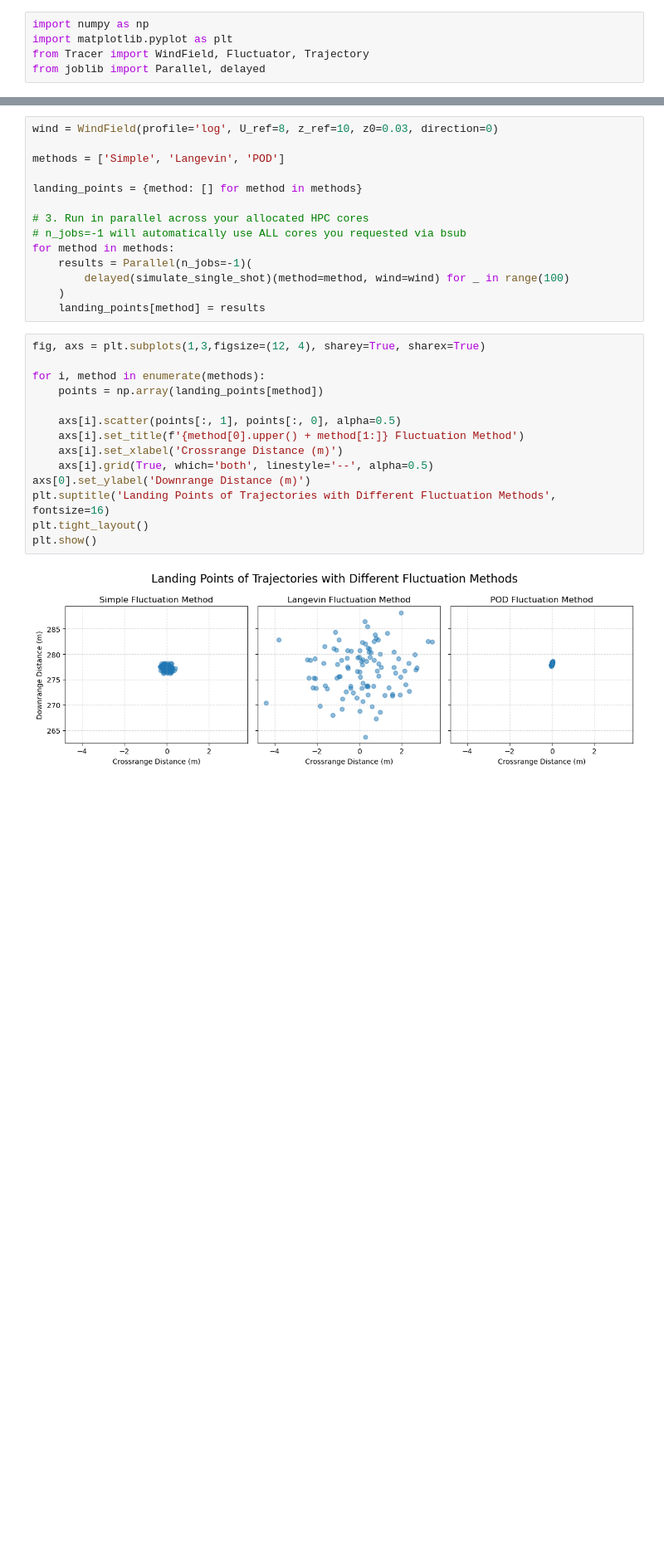
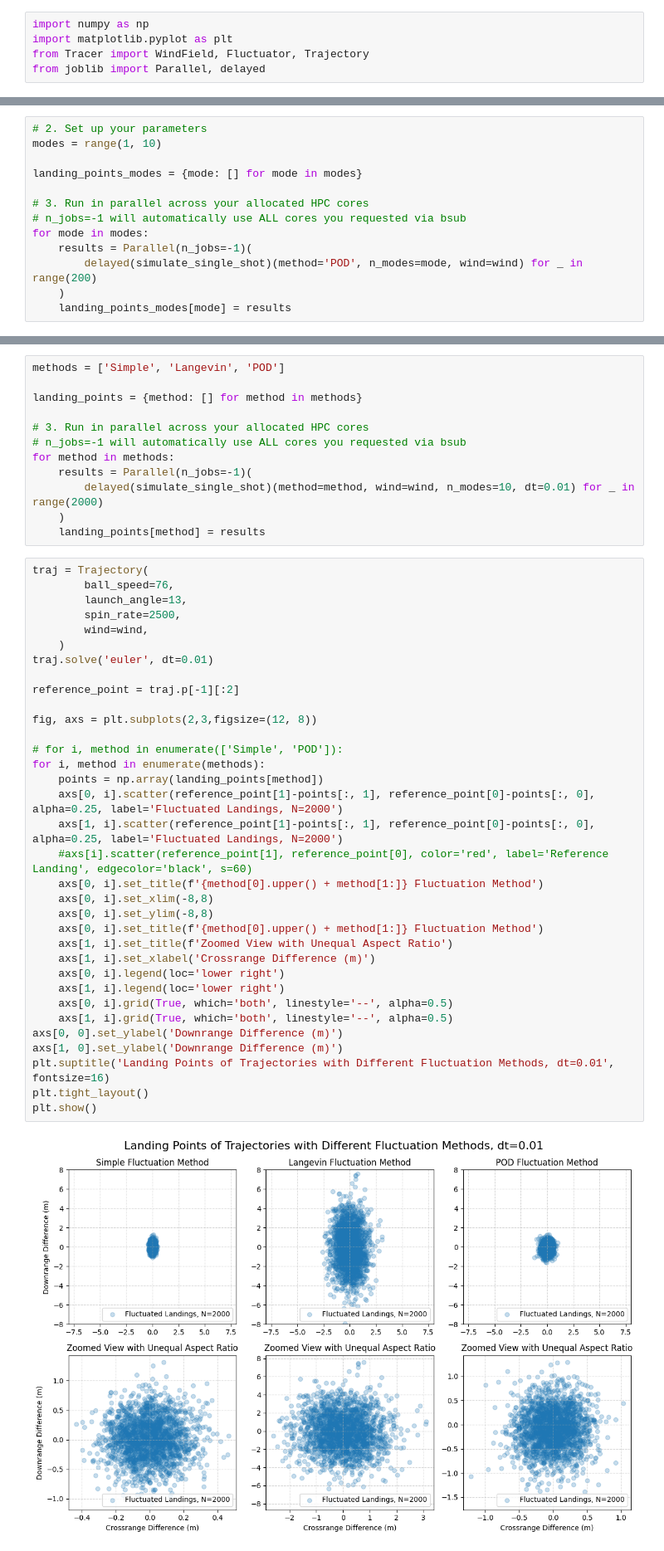
Before and after one commit to JacobManniche/Bachelor_legeplads, a Jupyter notebook: demos/fluctuation.ipynb, the cells around one changed output, grey strips where cells are left out. Shown at 83% size. Saved outputs shown, nothing was run; the diff lists cells and outputs as text; blank space fills up the shorter version.

```diff
--- a/demos/fluctuation.ipynb
+++ b/demos/fluctuation.ipynb
@@ -123,0 +264,13 @@ def simulate_single_shot(method, wind, **kwargs):
+# %%
+# 2. Set up your parameters
+modes = range(1, 10)
+
+landing_points_modes = {mode: [] for mode in modes}
+
+# 3. Run in parallel across your allocated HPC cores
+# n_jobs=-1 will automatically use ALL cores you requested via bsub
+for mode in modes:
+    results = Parallel(n_jobs=-1)(
+        delayed(simulate_single_shot)(method='POD', n_modes=mode, wind=wind) for _ in range(200)
+    )
+    landing_points_modes[mode] = results
@@ -126,6 +295,4 @@ def simulate_single_shot(method, wind, **kwargs):
 # %%
-wind = WindField(profile='log', U_ref=8, z_ref=10, z0=0.03, direction=0)
-
 methods = ['Simple', 'Langevin', 'POD']
 
 landing_points = {method: [] for method in methods}
@@ -134,22 +301,42 @@ landing_points = {method: [] for method in methods}
 # n_jobs=-1 will automatically use ALL cores you requested via bsub
 for method in methods:
     results = Parallel(n_jobs=-1)(
-        delayed(simulate_single_shot)(method=method, wind=wind) for _ in range(100)
+        delayed(simulate_single_shot)(method=method, wind=wind, n_modes=10, dt=0.01) for _ in range(2000)
     )
     landing_points[method] = results
 # %%
-fig, axs = plt.subplots(1,3,figsize=(12, 4), sharey=True, sharex=True)
+traj = Trajectory(
+        ball_speed=76,
+        launch_angle=13,
+        spin_rate=2500,
+        wind=wind,
+    )
+traj.solve('euler', dt=0.01)
 
+reference_point = traj.p[-1][:2]
+
+fig, axs = plt.subplots(2,3,figsize=(12, 8))
+
+# for i, method in enumerate(['Simple', 'POD']):
 for i, method in enumerate(methods):
     points = np.array(landing_points[method])
-
-    axs[i].scatter(points[:, 1], points[:, 0], alpha=0.5)
-    axs[i].set_title(f'{method[0].upper() + method[1:]} Fluctuation Method')
-    axs[i].set_xlabel('Crossrange Distance (m)')
-    axs[i].grid(True, which='both', linestyle='--', alpha=0.5)
-axs[0].set_ylabel('Downrange Distance (m)')
-plt.suptitle('Landing Points of Trajectories with Different Fluctuation Methods', fontsize=16)
+    axs[0, i].scatter(reference_point[1]-points[:, 1], reference_point[0]-points[:, 0], alpha=0.25, label='Fluctuated Landings, N=2000')
+    axs[1, i].scatter(reference_point[1]-points[:, 1], reference_point[0]-points[:, 0], alpha=0.25, label='Fluctuated Landings, N=2000')
+    #axs[i].scatter(reference_point[1], reference_point[0], color='red', label='Reference Landing', edgecolor='black', s=60)
+    axs[0, i].set_title(f'{method[0].upper() + method[1:]} Fluctuation Method')
+    axs[0, i].set_xlim(-8,8)
+    axs[0, i].set_ylim(-8,8)
+    axs[0, i].set_title(f'{method[0].upper() + method[1:]} Fluctuation Method')
+    axs[1, i].set_title(f'Zoomed View with Unequal Aspect Ratio')
+    axs[1, i].set_xlabel('Crossrange Difference (m)')
+    axs[0, i].legend(loc='lower right')
+    axs[1, i].legend(loc='lower right')
+    axs[0, i].grid(True, which='both', linestyle='--', alpha=0.5)
+    axs[1, i].grid(True, which='both', linestyle='--', alpha=0.5)
+axs[0, 0].set_ylabel('Downrange Difference (m)')
+axs[1, 0].set_ylabel('Downrange Difference (m)')
+plt.suptitle('Landing Points of Trajectories with Different Fluctuation Methods, dt=0.01', fontsize=16)
 plt.tight_layout()
 plt.show()
 # %% [output]
-[figure, old version]
+[figure, new version]
```
Also changed, not shown: parts of 23 cells of this notebook, 2 other files.
